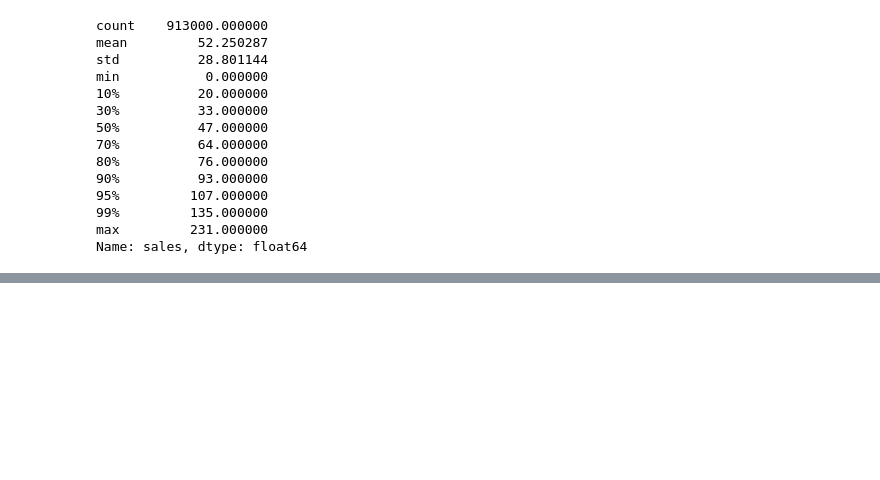
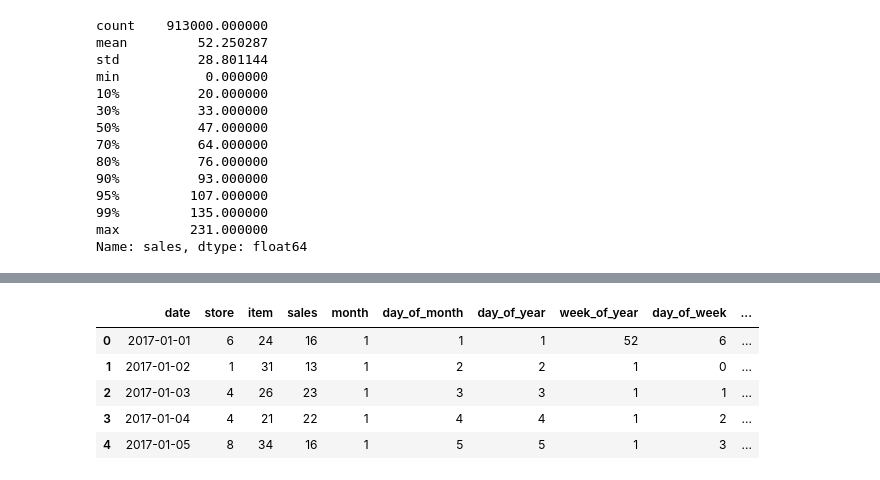
Before and after one commit to 2024-FALL-DSC-412-001/DSC412_001_FA24_PR_xzhan232, a Jupyter notebook: Forcasting Analysis.ipynb, the cells around one changed output, grey strips where cells are left out. Saved outputs shown, nothing was run; the diff lists cells and outputs as text; code cells hidden in the pictures; blank space fills up the shorter version.

```diff
--- a/Forcasting Analysis.ipynb
+++ b/Forcasting Analysis.ipynb
@@ -651,0 +195,24 @@ plt.show()
+# %%
+# Function to add date and time features to a DataFrame
+def add_date_features(df, date_column):
+    df['month'] = df[date_column].dt.month
+    df['day_of_month'] = df[date_column].dt.day
+    df['day_of_year'] = df[date_column].dt.dayofyear
+    df['week_of_year'] = df[date_column].dt.isocalendar().week
+    df['day_of_week'] = df[date_column].dt.dayofweek
+    df['year'] = df[date_column].dt.year
+    df['is_wknd'] = (df[date_column].dt.weekday >= 5).astype(int)  # Weekends (Saturday=5, Sunday=6)
+    df['is_month_start'] = df[date_column].dt.is_month_start.astype(int)
+    df['is_month_end'] = df[date_column].dt.is_month_end.astype(int)
+    return df
+
+
+df = add_date_features(df, 'date')
+df.head()
+# %% [output]
+|  | date | store | item | sales | month | day_of_month | day_of_year | week_of_year | day_of_week | ... |
+| 0 | 2017-01-01 | 6 | 24 | 16 | 1 | 1 | 1 | 52 | 6 | ... |
+| 1 | 2017-01-02 | 1 | 31 | 13 | 1 | 2 | 2 | 1 | 0 | ... |
+| 2 | 2017-01-03 | 4 | 26 | 23 | 1 | 3 | 3 | 1 | 1 | ... |
+| 3 | 2017-01-04 | 4 | 21 | 22 | 1 | 4 | 4 | 1 | 2 | ... |
+| 4 | 2017-01-05 | 8 | 34 | 16 | 1 | 5 | 5 | 1 | 3 | ... |
```
Also changed, not shown: parts of 57 cells of this notebook, 1 other file.
